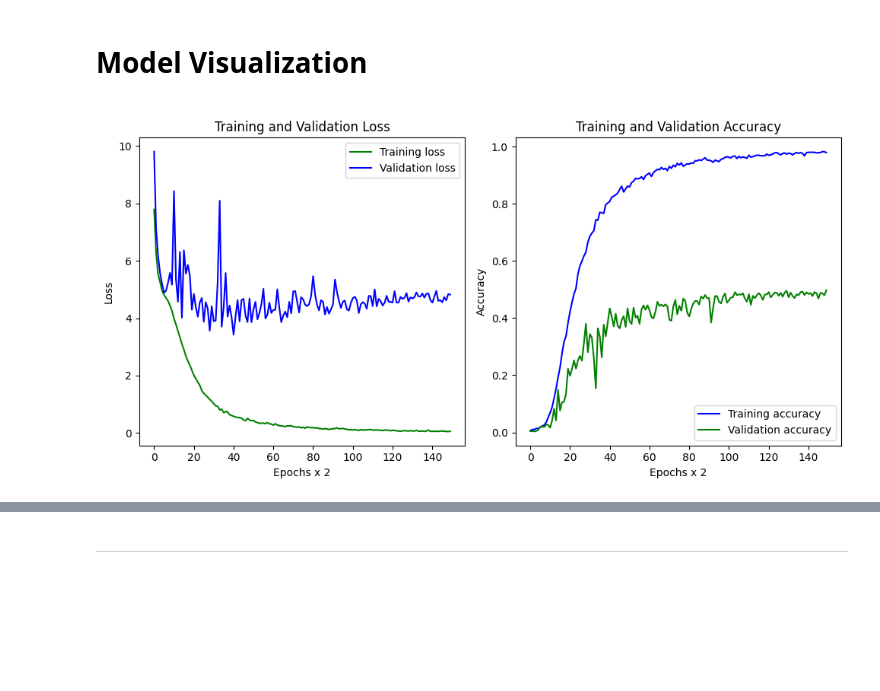
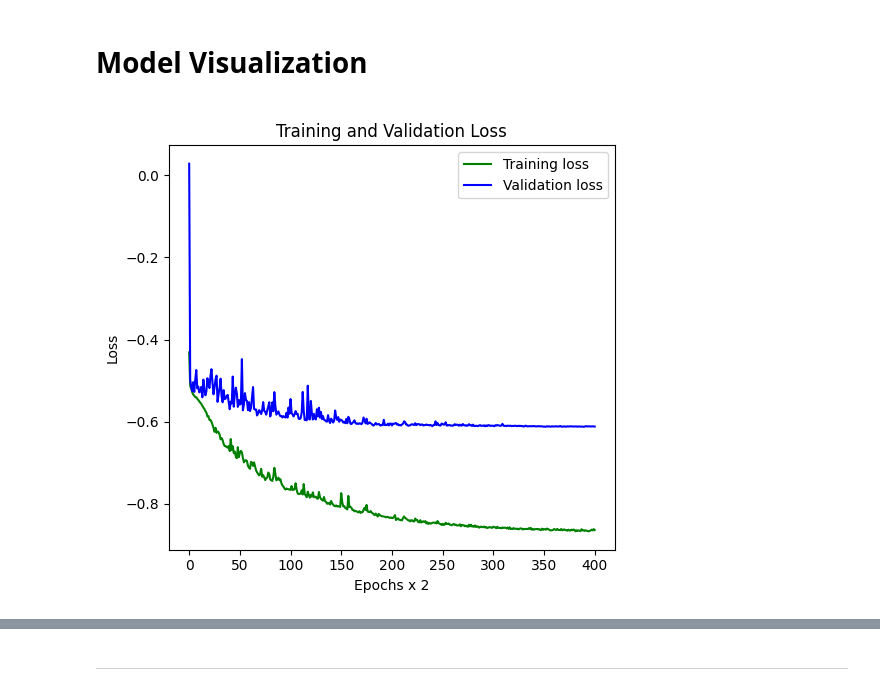
Before and after one commit to Mahmoudsamir10/ASL-Translation-Model, a Jupyter notebook: ASL-Citizen-Translation-Model.ipynb, the cells around one changed output, grey strips where cells are left out. Drawn from its saved outputs; the diff is of its cells as text; code cells hidden in the pictures; blank space fills up the shorter version.

Commit message:
Kaggle Notebook | MuteMotion: ASL Citizen Translation Model | Vector Labels Experiment

```diff
--- a/ASL-Citizen-Translation-Model.ipynb
+++ b/ASL-Citizen-Translation-Model.ipynb
@@ -764,0 +809,11 @@ Y_train
+# %%
+labels_dir = '/kaggle/input/asl-citizen-encoded/Vector Encoded Labels'
+encoded_labels = {}
+
+for filename in os.listdir(labels_dir):
+    if filename.endswith('.npy'):
+        label = os.path.splitext(filename)[0]
+        encoded_label = np.load(os.path.join(labels_dir, filename), allow_pickle=True)
+        encoded_labels[label] = encoded_label
+
+len(encoded_labels)
@@ -764,0 +822,4 @@ Y_train
+# %%
+Y_train = np.array([encoded_labels[label] for label in Y_train])
+Y_val = np.array([encoded_labels[label] for label in Y_val])
+Y_test = np.array([encoded_labels[label] for label in Y_test])
@@ -815,7 +885,7 @@ model = tf.keras.Sequential([
     tf.keras.layers.BatchNormalization(),
     tf.keras.layers.Dropout(rate=0.5),
 
-    tf.keras.layers.Dense(len(labels))
+    tf.keras.layers.Dense(300)
 ])
 # %%
 lr_scheduler = tf.keras.optimizers.schedules.ExponentialDecay(
@@ -825,15 +895,14 @@ lr_scheduler = tf.keras.optimizers.schedules.ExponentialDecay(
 )
 
 early_stopping = tf.keras.callbacks.EarlyStopping(
-    monitor='val_accuracy',
-    patience=40,
+    monitor='val_loss',
+    patience=100,
     restore_best_weights=True
 )
 
 model.compile(
-    loss=tf.keras.losses.SparseCategoricalCrossentropy(from_logits=True),
-    optimizer=tf.keras.optimizers.Adam(learning_rate=lr_scheduler),
-    metrics=['accuracy']
+    loss=tf.keras.losses.cosine_similarity,
+    optimizer=tf.keras.optimizers.Adam(learning_rate=lr_scheduler)
 )
 # %%
 hist = model.fit(
@@ -863,33 +954,33 @@ test_loss, test_accuracy = model.evaluate(X_test, Y_test)
 # %%
 interval = 2
 train_loss = hist.history['loss'][::interval]
 val_loss = hist.history['val_loss'][::interval]
-train_acc = hist.history['accuracy'][::interval]
-val_acc = hist.history['val_accuracy'][::interval]
+# train_acc = hist.history['accuracy'][::interval]
+# val_acc = hist.history['val_accuracy'][::interval]
 
 # Plotting loss
 plt.figure(figsize=(10, 5))
 plt.subplot(1, 2, 1)
 plt.plot(train_loss, 'g', label='Training loss')
 plt.plot(val_loss, 'b', label='Validation loss')
 plt.title('Training and Validation Loss')
 plt.xlabel(f'Epochs x {interval}')
 plt.ylabel('Loss')
 plt.legend()
 
 # Plotting accuracy
-plt.subplot(1, 2, 2)
-plt.plot(train_acc, 'b', label='Training accuracy')
-plt.plot(val_acc, 'g', label='Validation accuracy')
-plt.title('Training and Validation Accuracy')
-plt.xlabel(f'Epochs x {interval}')
-plt.ylabel('Accuracy')
-plt.legend()
+# plt.subplot(1, 2, 2)
+# plt.plot(train_acc, 'b', label='Training accuracy')
+# plt.plot(val_acc, 'g', label='Validation accuracy')
+# plt.title('Training and Validation Accuracy')
+# plt.xlabel(f'Epochs x {interval}')
+# plt.ylabel('Accuracy')
+# plt.legend()
 
 plt.tight_layout()
 plt.show()
 # %% [output]
-[figure, old version]
+[figure, new version]
 # %%
 # tf.keras.utils.plot_model(model, to_file='model_plot.png', show_shapes=True, show_layer_names=True)
 # img = plt.imread('model_plot.png')
```
Also changed, not shown: parts of 32 cells of this notebook.
